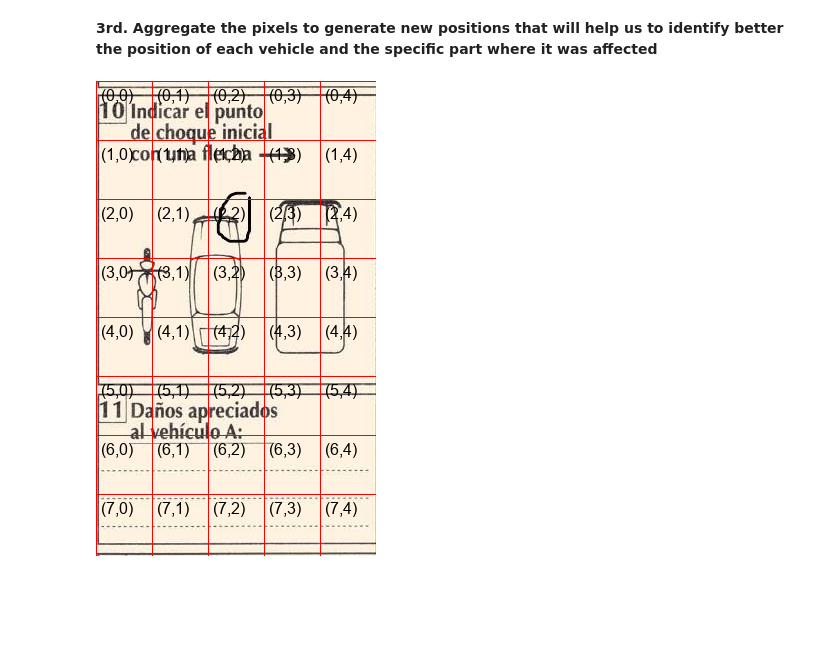
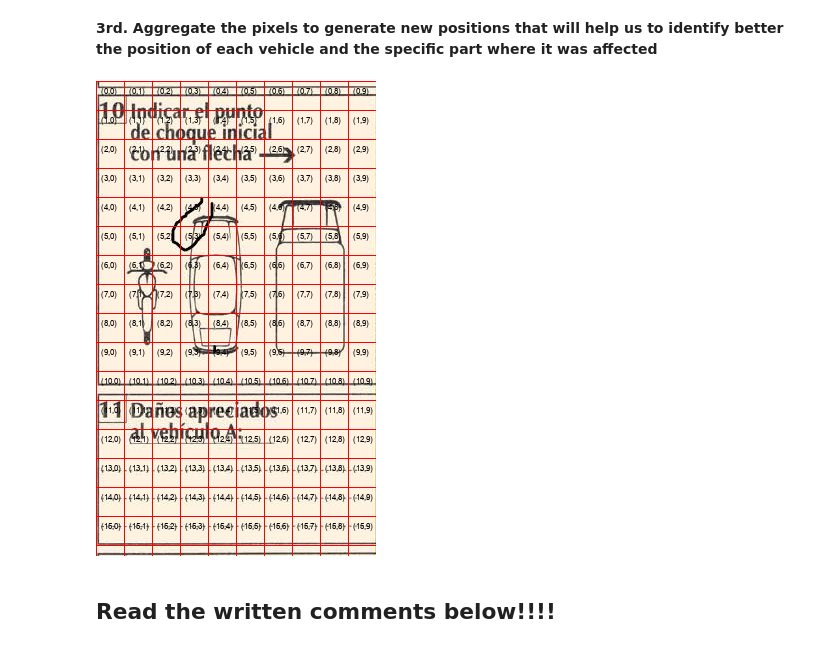
Before and after one commit to etoro2306/capstone_project, a Jupyter notebook: capstone_project_notebook.ipynb, the cells around one changed output. Cells and saved outputs as stored; diff of their text form; code cells hidden in the pictures; blank space fills up the shorter version.

```diff
--- a/capstone_project_notebook.ipynb
+++ b/capstone_project_notebook.ipynb
@@ -131,10 +137,12 @@ cv2_imshow(th_left_cropped_images[0])
 # %%
 # Set the font for the text
-font = truetype('arial.ttf', 16)
+font = truetype('arial.ttf', 8)
 
 # Set the number of rows and columns for the grid
-rows = 8
-cols = 5
+rows = 16
+cols = 10
+
+grid_images = []
 
 for i, image in enumerate(left_cropped_images):
     # Convert the image to a pillow image object
@@ -165,8 +173,10 @@ for i, image in enumerate(left_cropped_images):
             draw.text((x, y), text, font=font, fill=(0, 0, 0))
 
     # Save the modified image
-    image.save(f'modified_image_{i}.jpg')
+    grid_images.append(image)
-# %%
-image
-# %% [output]
-[figure, removed]
+# %%
+grid_images[1]
+# %% [output]
+[figure, added]
+# %% [markdown]
+ ## Read the written comments below!!!!
```
Also changed, not shown: parts of 5 cells of this notebook.
